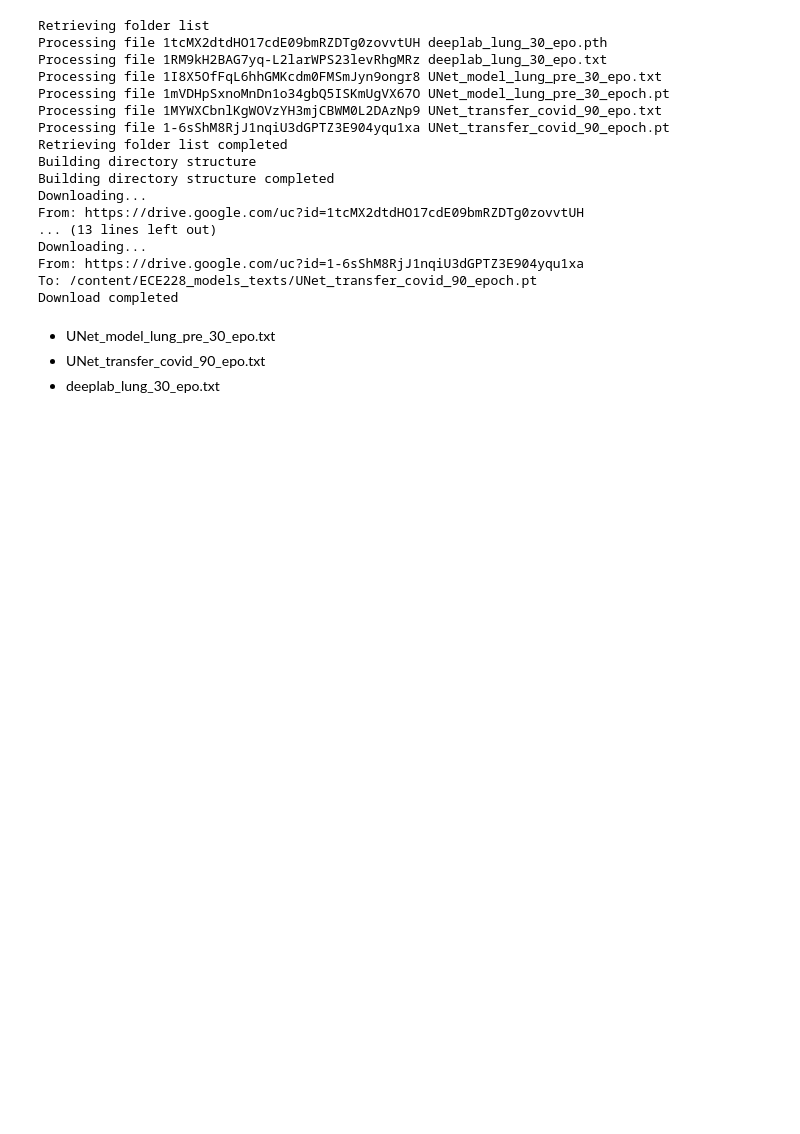
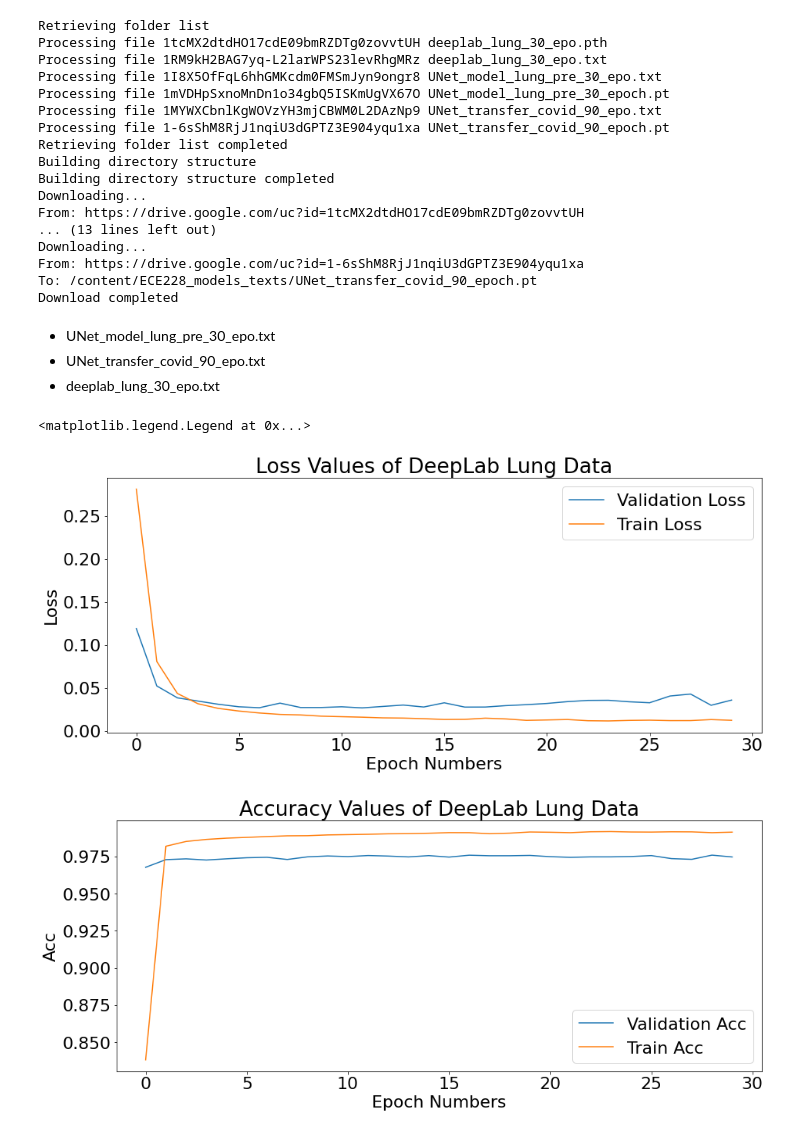
Before and after one commit to mbagci06/lung_covid, a Jupyter notebook: plots.ipynb, the cells around one changed output. Cells and saved outputs as stored; diff of their text form; code cells hidden in the pictures; blank space fills up the shorter version.

```diff
--- a/plots.ipynb
+++ b/plots.ipynb
@@ -69,0 +70,19 @@ dtc=
+# %%
+plt.figure(figsize=(15,6))
+plt.title('Loss Values of DeepLab Lung Data')
+plt.xlabel('Epoch Numbers')
+plt.ylabel('Loss')
+plt.plot(ul[0])
+plt.plot(ul[1])
+plt.legend(['Validation Loss','Train Loss'])
+plt.figure(figsize=(15,6))
+plt.title('Accuracy Values of DeepLab Lung Data')
+plt.xlabel('Epoch Numbers')
+plt.ylabel('Acc')
+plt.plot(ul[2])
+plt.plot(ul[3])
+plt.legend(['Validation Acc','Train Acc'])
+# %% [output]
+<matplotlib.legend.Legend at 0x...>
+[figure, added]
+[figure, added]
```
Also changed, not shown: parts of 1 cell of this notebook.
